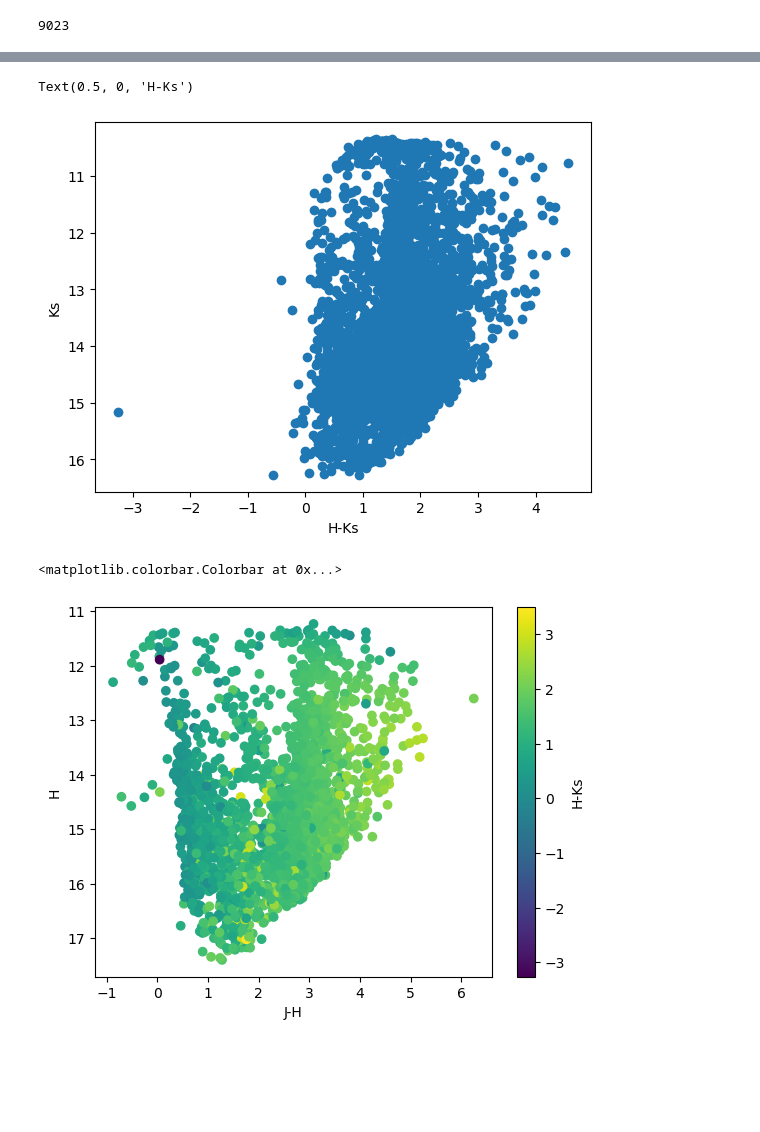
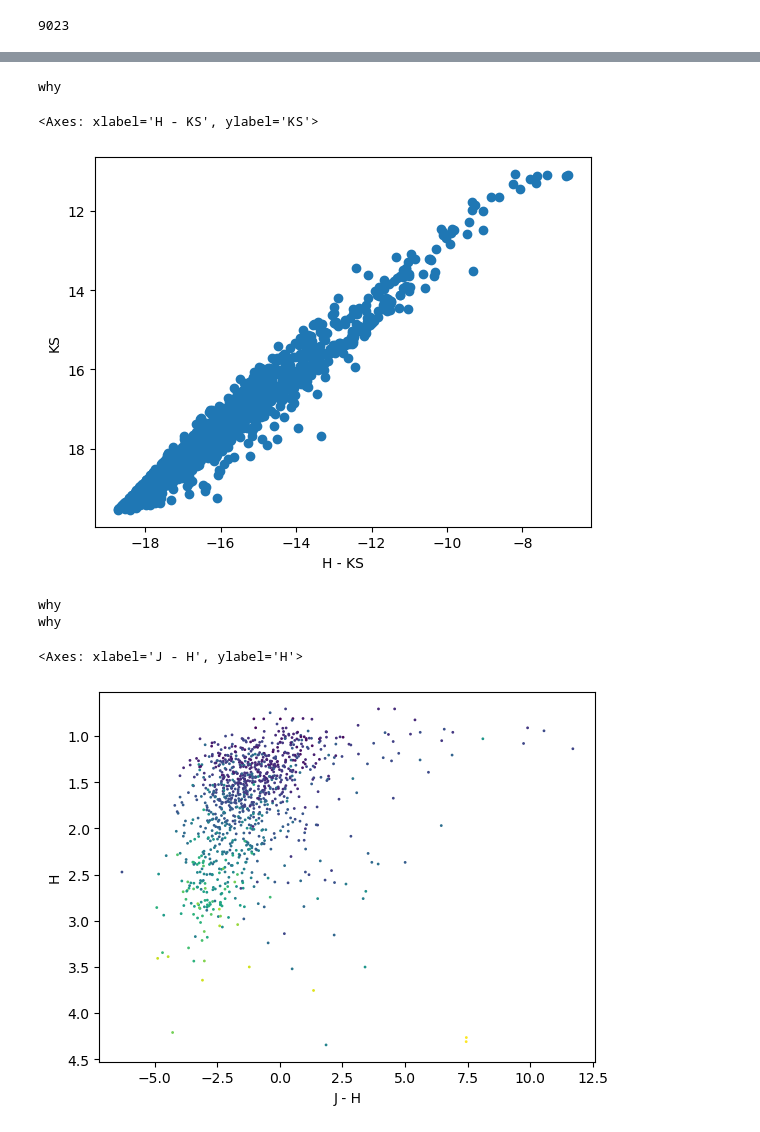
Before and after one commit to SpacialTree/lactea-filament, a Jupyter notebook: lactea-filament/notebooks/filament_VVV.ipynb, the cells around one changed output, grey strips where cells are left out. Cells and saved outputs as stored; diff of their text form; code cells hidden in the pictures; blank space fills up the shorter version.

```diff
--- a/lactea-filament/notebooks/filament_VVV.ipynb
+++ b/lactea-filament/notebooks/filament_VVV.ipynb
@@ -41,3 +42,5 @@ Table length=3
+# %%
+catalog_VVV = vvv.VVVCatalog(cat_VVV)
 # %%
 ax = plt.subplot(projection=cutout_405.wcs)
 
@@ -49,31 +52,38 @@ ax.scatter(cat_VVV['RAJ2000'], cat_VVV['DEJ2000'], transform=ax.get_transform('w
 # %%
-color = cat_VVV['H1ap1'] - cat_VVV['Ks1ap1']
-mag = cat_VVV['Ks1ap1']
+#color = cat_VVV['H1ap1'] - cat_VVV['Ks1ap1']
+#mag = cat_VVV['Ks1ap1']
+#
+#plt.figure()
+#plt.scatter(color, mag)
+#
+#plt.gca().invert_yaxis()
+#plt.xlabel('H-Ks')
+#plt.ylabel('Ks')
 
-plt.figure()
-plt.scatter(color, mag)
-
-plt.gca().invert_yaxis()
-plt.ylabel('Ks')
-plt.xlabel('H-Ks')
+catalog_VVV.plot_CMD('H', 'Ks', 'Ks')
 # %% [output]
-Text(0.5, 0, 'H-Ks')
+why
+<Axes: xlabel='H - KS', ylabel='KS'>
-[figure, old version]
+[figure, new version]
 # %%
-color = cat_VVV['J1ap1'] - cat_VVV['H1ap1']
-mag = cat_VVV['H1ap1']
+#color = cat_VVV['J1ap1'] - cat_VVV['H1ap1']
+#mag = cat_VVV['H1ap1']
 color2 = cat_VVV['H1ap1'] - cat_VVV['Ks1ap1']
+#
+#plt.figure()
+#im = plt.scatter(color, mag, c=color2, cmap='viridis')
+#
+#plt.gca().invert_yaxis()
+#plt.ylabel('H')
+#plt.xlabel('J-H')
+#plt.colorbar(im, label='H-Ks')
 
-plt.figure()
-im = plt.scatter(color, mag, c=color2, cmap='viridis')
-
-plt.gca().invert_yaxis()
-plt.ylabel('H')
-plt.xlabel('J-H')
-plt.colorbar(im, label='H-Ks')
+catalog_VVV.plot_CMD('J', 'H', 'H', c=catalog_VVV.color('H', 'Ks'), s=1)
 # %% [output]
-<matplotlib.colorbar.Colorbar at 0x...>
+why
+why
+<Axes: xlabel='J - H', ylabel='H'>
-[figure, old version]
+[figure, new version]
 # %%
 fig = plt.figure(figsize=(8,8))
 ax = plt.subplot(projection=cutout_405.wcs)
```
Also changed, not shown: parts of 8 cells of this notebook.
